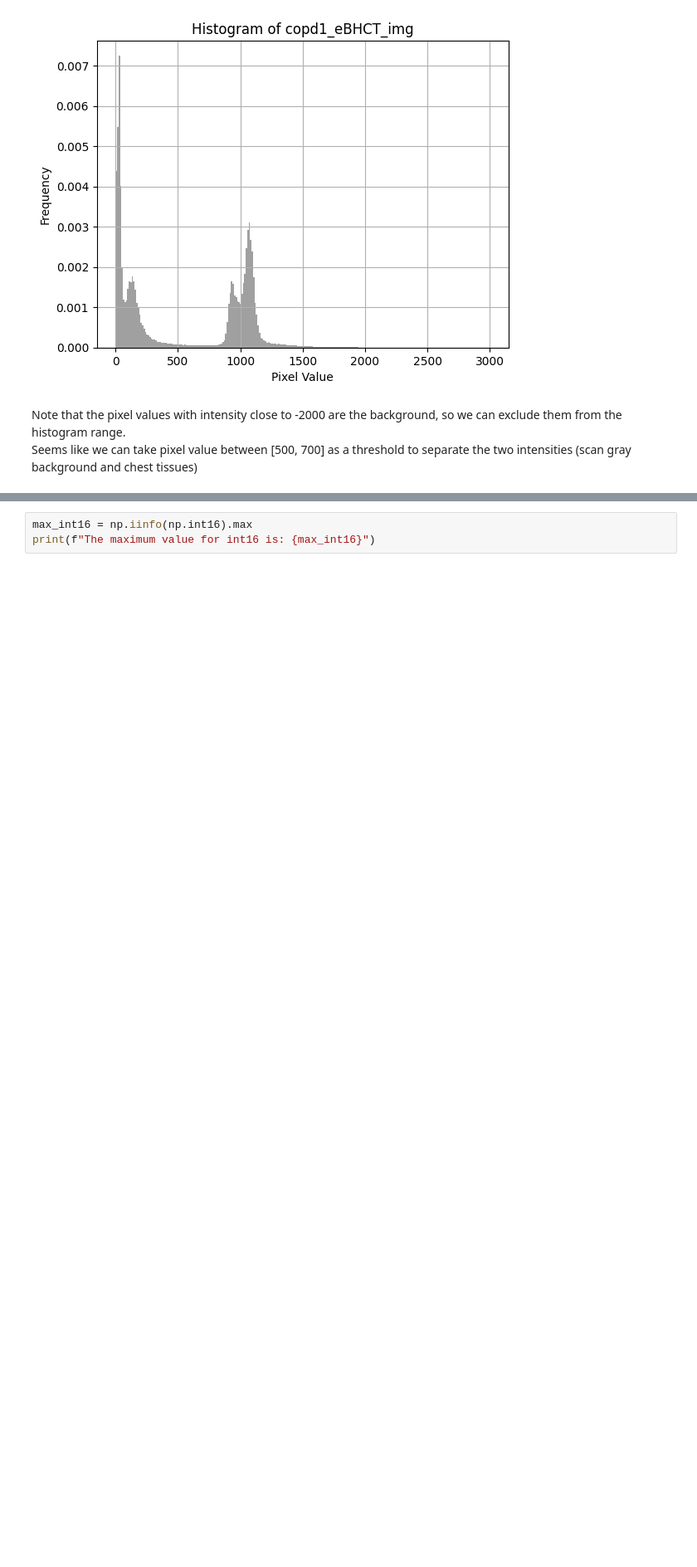
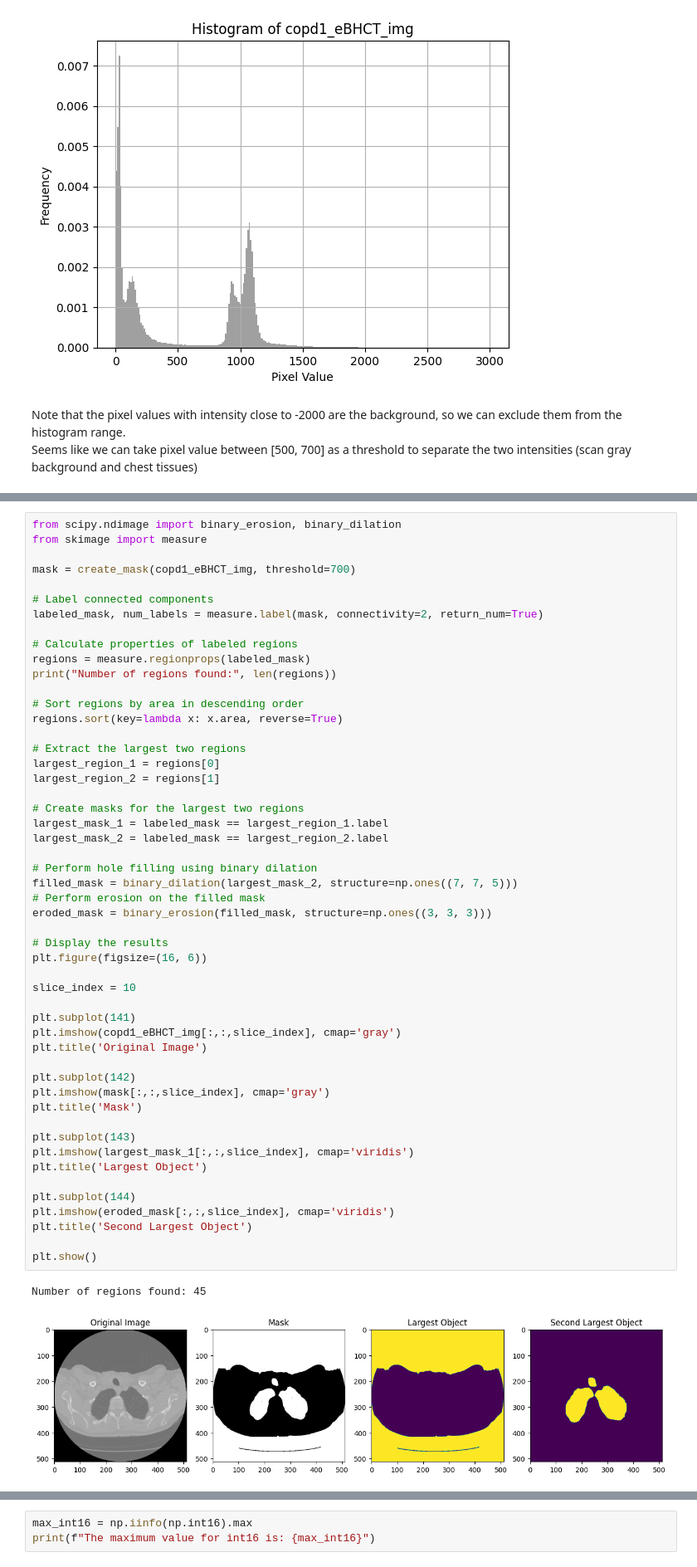
Before and after one commit to abdel-habib/COPDgene-CT-registration, a Jupyter notebook: notebooks/2_EDA.ipynb, the cells around one changed output, grey strips where cells are left out. Shown at 83% size. Saved outputs shown, nothing was run; the diff lists cells and outputs as text; blank space fills up the shorter version.

Commit message:
lung segmentation code and removing trachea to create lung masks

```diff
--- a/notebooks/2_EDA.ipynb
+++ b/notebooks/2_EDA.ipynb
@@ -91,0 +95,54 @@ display_two_volumes(copd1_eBHCT_img, mask, 'Original Image', 'Mask', slice=90)
+# %%
+from scipy.ndimage import binary_erosion, binary_dilation
+from skimage import measure
+
+mask = create_mask(copd1_eBHCT_img, threshold=700)
+
+# Label connected components
+labeled_mask, num_labels = measure.label(mask, connectivity=2, return_num=True)
+
+# Calculate properties of labeled regions
+regions = measure.regionprops(labeled_mask)
+print("Number of regions found:", len(regions))
+
+# Sort regions by area in descending order
+regions.sort(key=lambda x: x.area, reverse=True)
+
+# Extract the largest two regions
+largest_region_1 = regions[0]
+largest_region_2 = regions[1]
+
+# Create masks for the largest two regions
+largest_mask_1 = labeled_mask == largest_region_1.label
+largest_mask_2 = labeled_mask == largest_region_2.label
+
+# Perform hole filling using binary dilation
+filled_mask = binary_dilation(largest_mask_2, structure=np.ones((7, 7, 5)))
+# Perform erosion on the filled mask
+eroded_mask = binary_erosion(filled_mask, structure=np.ones((3, 3, 3)))
+
+# Display the results
+plt.figure(figsize=(16, 6))
+
+slice_index = 10
+
+plt.subplot(141)
+plt.imshow(copd1_eBHCT_img[:,:,slice_index], cmap='gray')
+plt.title('Original Image')
+
+plt.subplot(142)
+plt.imshow(mask[:,:,slice_index], cmap='gray')
+plt.title('Mask')
+
+plt.subplot(143)
+plt.imshow(largest_mask_1[:,:,slice_index], cmap='viridis')
+plt.title('Largest Object')
+
+plt.subplot(144)
+plt.imshow(eroded_mask[:,:,slice_index], cmap='viridis')
+plt.title('Second Largest Object')
+
+plt.show()
+# %% [output]
+Number of regions found: 45
+[figure, added]
```
Also changed, not shown: parts of 5 cells of this notebook, 3 other files.
